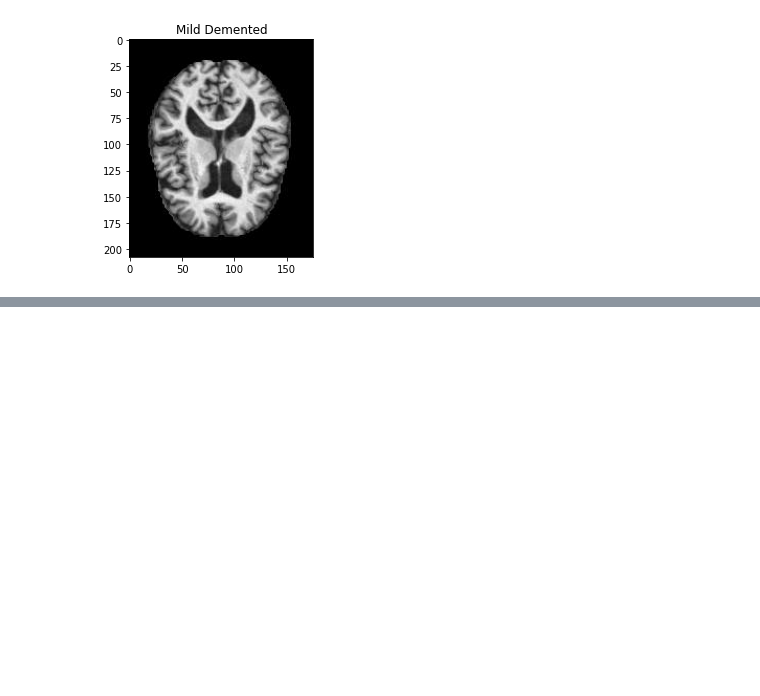
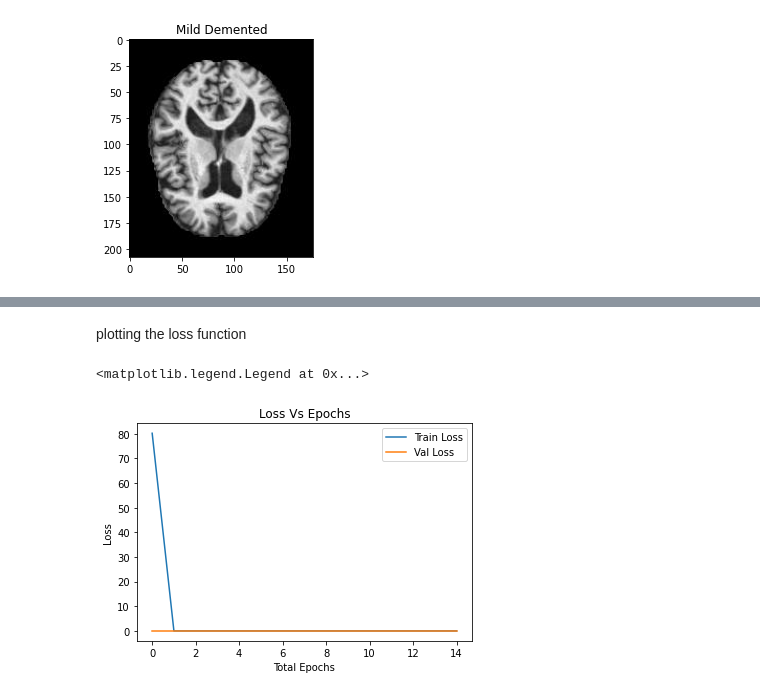
Before and after one commit to ArunMunagala7/kaggle-projects, a Jupyter notebook: multi-image-classification-alzheimers.ipynb, the cells around one changed output, grey strips where cells are left out. Drawn from its saved outputs; the diff is of its cells as text; code cells hidden in the pictures; blank space fills up the shorter version.

```diff
--- a/multi-image-classification-alzheimers.ipynb
+++ b/multi-image-classification-alzheimers.ipynb
@@ -141,0 +291,12 @@ Text(0.5, 1.0, 'Mild Demented')
+# %% [markdown]
+plotting the loss function
+# %%
+plt.plot(history.history['loss'], label = 'Train Loss')
+plt.plot(history.history['val_loss'], label = 'Val Loss')
+plt.xlabel('Total Epochs')
+plt.ylabel('Loss')
+plt.title('Loss Vs Epochs')
+plt.legend()
+# %% [output]
+<matplotlib.legend.Legend at 0x...>
+[figure, added]
```
Also changed, not shown: parts of 37 cells of this notebook.
